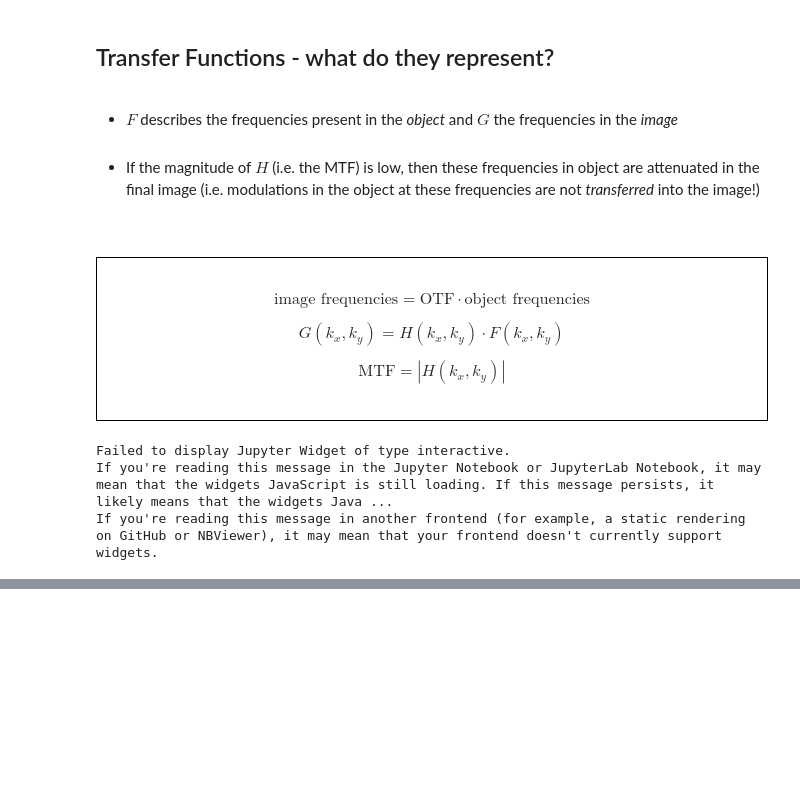
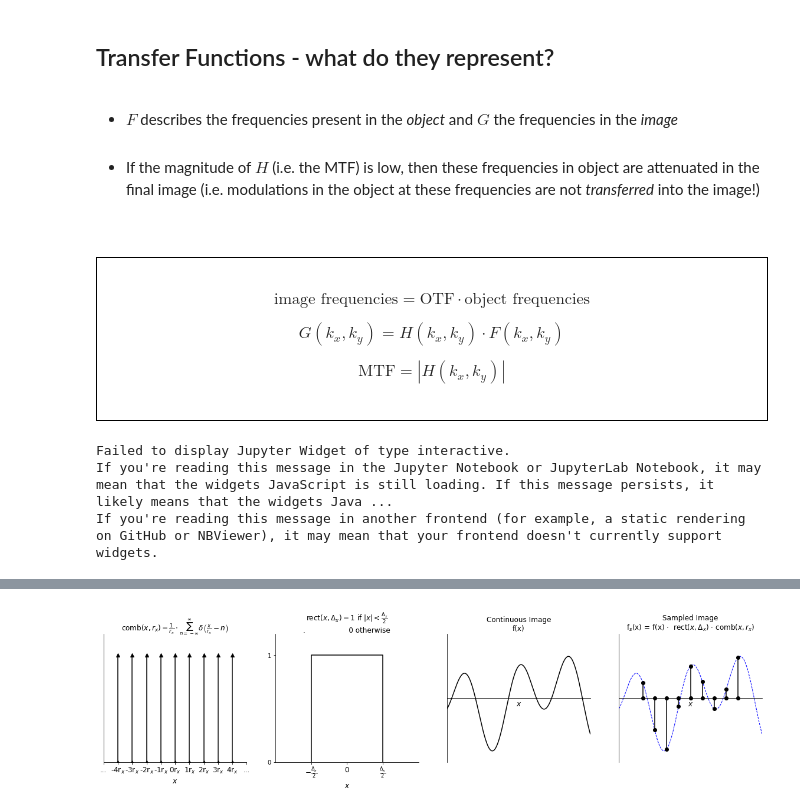
Before and after one commit to mdblackledge/theoryofimaging, a Jupyter notebook: Lecture_2/Lecture_2.ipynb, the cells around one changed output, grey strips where cells are left out. Saved outputs shown, nothing was run; the diff lists cells and outputs as text; code cells hidden in the pictures; blank space fills up the shorter version.

```diff
--- a/Lecture_2/Lecture_2.ipynb
+++ b/Lecture_2/Lecture_2.ipynb
@@ -276,0 +346,60 @@ If you're reading this message in another frontend (for example, a static render
+# %%
+def example_function(x):
+    return 0.6*np.cos(np.pi*2*0.23*x) + 0.4*np.sin(np.pi*2*0.1*x)
+
+def plot_sampling_functions():
+    fs = 12.0
+
+    f = pl.figure(figsize = (20, 4))
+
+    ax1 = f.add_subplot(141)
+    x = np.linspace(-4, 4, 9)
+    xticks = ['...']
+    for x_ in x:
+        ax1.plot([x_, x_], [0, 1], 'k^-')
+        xticks.append(r'%dr$_{x}$'%x_)
+    xticks.append('...')
+    pl.xticks(np.linspace(-5, 5, 11), xticks, fontsize = fs)
+    ax1.set_ylim((0, 1.2))
+    ax1.set_yticks([])
+    ax1.set_title(r'comb$(x, r_{x}) = \frac{1}{r_{x}}\cdot\sum_{n = -\infty}^{\infty}\delta\left(\frac{x}{r_{x}} - n\right)$', fontsize = fs)
+    ax1.set_xlabel(r'$x$', fontsize = fs)
+    ax1.spines['right'].set_visible(False), ax1.spines['top'].set_visible(False)
+
+    ax2 = f.add_subplot(142)
+    ax2.plot([-0.5, -0.5, 0.5, 0.5], [0, 1, 1, 0], 'k-')
+    pl.xticks((-0.5, 0, 0.5), (r'$-\frac{\Delta_{x}}{2}$', '0', r'$\frac{\Delta_{x}}{2}$'), fontsize = fs)
+    ax2.set_xlim(-1, 1), ax2.set_ylim((0, 1.2))
+    pl.yticks([0, 1])
+    ax2.set_title("rect$(x, \Delta_{x}) = 1 $ if $|x| < \\frac{\Delta_{x}}{2}$\n.                   0 otherwise", fontsize = fs)
+    ax2.set_xlabel(r'$x$', fontsize = fs)
+    ax2.spines['right'].set_visible(False), ax2.spines['top'].set_visible(False)
+
+    ax3 = f.add_subplot(143)
+    x_continous = np.linspace(-6, 6, 1000)
+    f_continuous = example_function(x_continous)
+    ax3.plot(x_continous, f_continuous, 'k-')
+    ax3.set_xlim(-6, 6), ax3.set_ylim((-1.2, 1.2))
+    pl.xticks([]), pl.yticks([])
+    ax3.set_title("Continuous Image\nf(x)", fontsize = fs)
+    ax3.set_xlabel(r'$x$', fontsize = fs)
+    ax3.spines['bottom'].set_position('center')
+    ax3.spines['right'].set_visible(False), ax3.spines['top'].set_visible(False)
+
+    ax4 = f.add_subplot(144)
+    f_sampled = example_function(x)
+    ax4.plot(x_continous, f_continuous, 'b--', lw = 1.0)
+    for i in range(len(x)):
+        ax4.plot([x[i], x[i]], [0, f_sampled[i]], 'ko-')
+    ax4.set_xlim(-6, 6), ax4.set_ylim((-1.2, 1.2))
+    pl.xticks([]), pl.yticks([])
+    ax4.set_title("Sampled Image\nf$_{s}$(x) = f(x) $\cdot$  rect$(x, \Delta_{x})$ $\cdot$ comb$(x, r_{x})$", fontsize = fs)
+    ax4.set_xlabel(r'$x$', fontsize = fs)
+    ax4.spines['bottom'].set_position('center')
+    ax4.spines['right'].set_visible(False), ax4.spines['top'].set_visible(False)
+
+    pl.show()
+
+plot_sampling_functions()
+# %% [output]
+[figure, added]
```
Also changed, not shown: parts of 14 cells of this notebook, 10 other files.
